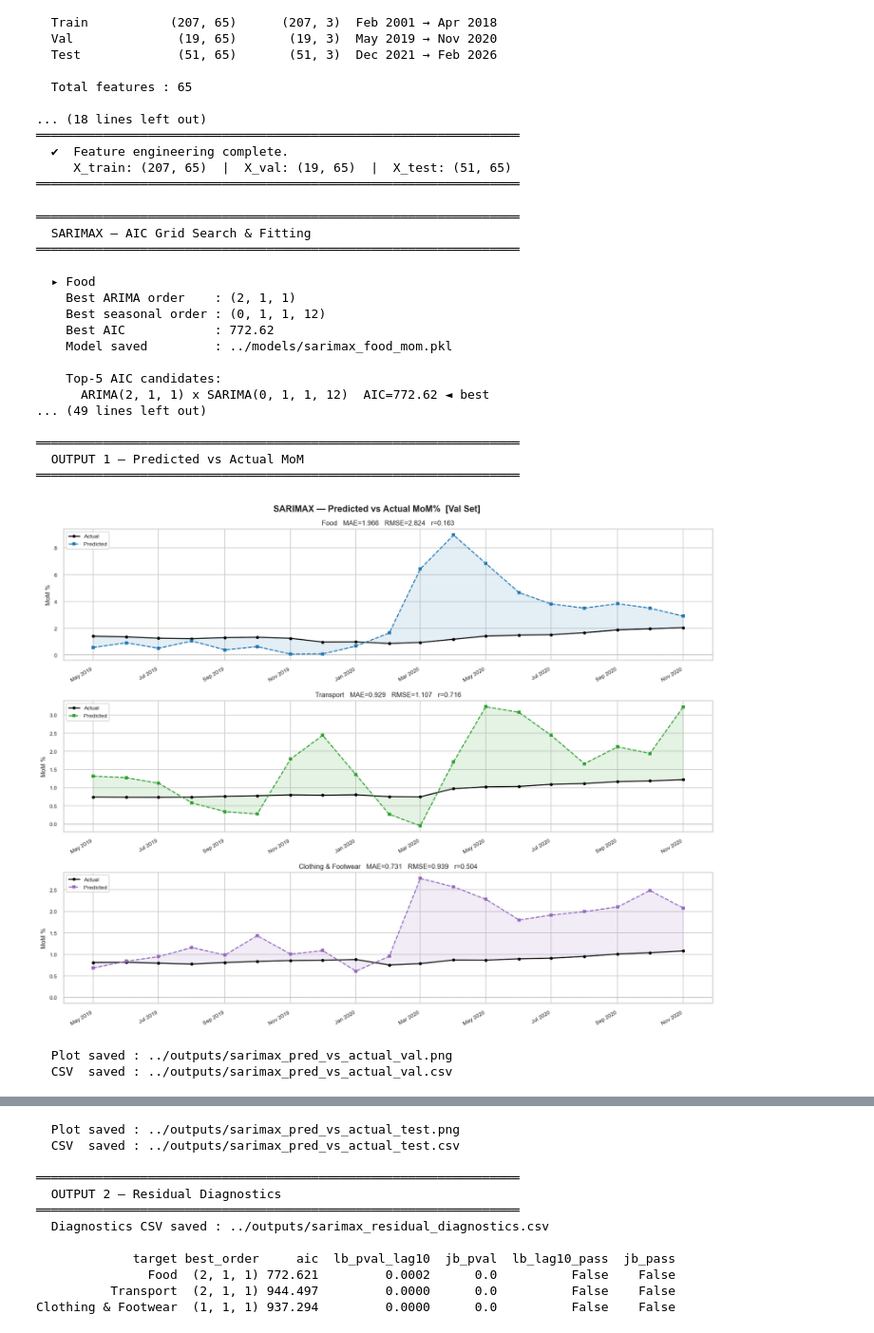
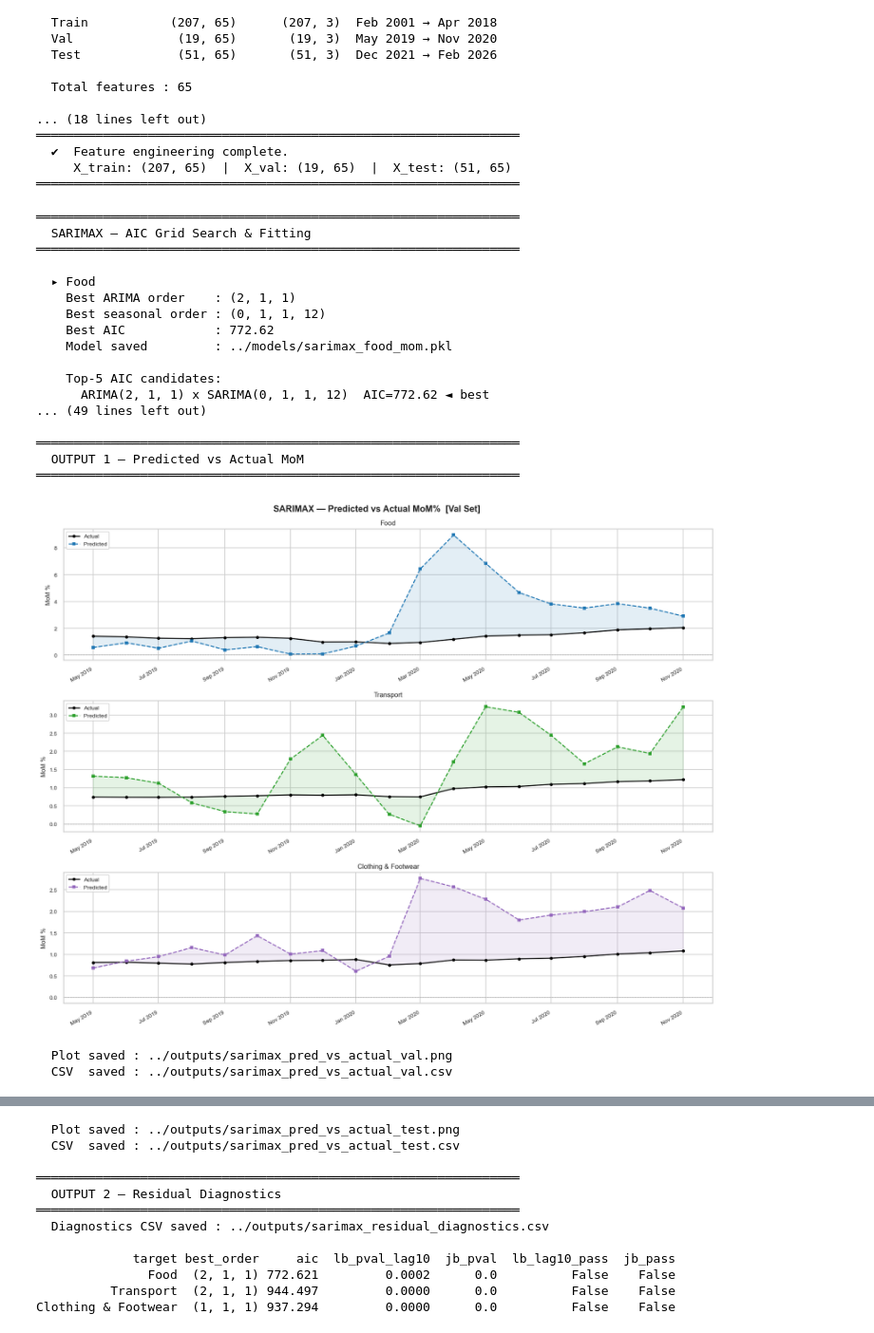
Before and after one commit to ChimbuezeDavid/Consumer-Goods-Price-Dynamics, a Jupyter notebook: notebook/stacked improve.ipynb, the cells around one changed output, grey strips where cells are left out. Shown at 95% size. Cells and saved outputs as stored; diff of their text form; code cells hidden in the pictures.

```diff
--- a/notebook/stacked improve.ipynb
+++ b/notebook/stacked improve.ipynb
@@ -1112,7 +1112,7 @@ for split_name, split_df, y_split, preds_dict in [
         ax.fill_between(dates, actual, pred, alpha=0.12, color=color)
         ax.axhline(0, color='grey', linewidth=0.7, linestyle=':')
         ax.set_title(
-            f'{label}   MAE={mae:.3f}   RMSE={rmse:.3f}   r={corr:.3f}',
+            f'{label}',
             fontsize=10
         )
         ax.set_ylabel('MoM %')
@@ -1224,33 +1224,33 @@ plt.tight_layout()
 diag_plot_path = '../outputs/sarimax_residual_diagnostics.png'
 plt.savefig(diag_plot_path, dpi=150, bbox_inches='tight')
 plt.show()
 print(f"\n  Residual diagnostic plot saved : {diag_plot_path}")
 
 print("\n" + "═"*65)
 print("  ✔  SARIMAX complete.")
 print("  Models  → ../models/sarimax_{{target}}.pkl  (x3)")
 print("  Outputs → ../outputs/sarimax_pred_vs_actual_val.csv/.png")
 print("            ../outputs/sarimax_pred_vs_actual_test.csv/.png")
 print("            ../outputs/sarimax_residual_diagnostics.csv/.png")
 print("═"*65)
 # %% [output]
 ═════════════════════════════════════════════════════════════════
   SARIMAX — AIC Grid Search & Fitting
 ═════════════════════════════════════════════════════════════════
 
   ▸ Food
     Best ARIMA order    : (2, 1, 1)
     Best seasonal order : (0, 1, 1, 12)
     Best AIC            : 772.62
     Model saved         : ../models/sarimax_food_mom.pkl
 
     Top-5 AIC candidates:
       ARIMA(2, 1, 1) x SARIMA(0, 1, 1, 12)  AIC=772.62 ◄ best
 ... (49 lines left out)
 
 ═════════════════════════════════════════════════════════════════
   OUTPUT 1 — Predicted vs Actual MoM
 ═════════════════════════════════════════════════════════════════
-[figure, old version]
+[figure, new version]
   Plot saved : ../outputs/sarimax_pred_vs_actual_val.png
   CSV  saved : ../outputs/sarimax_pred_vs_actual_val.csv
```
Also changed, not shown: parts of 5 cells of this notebook, 16 other files.
